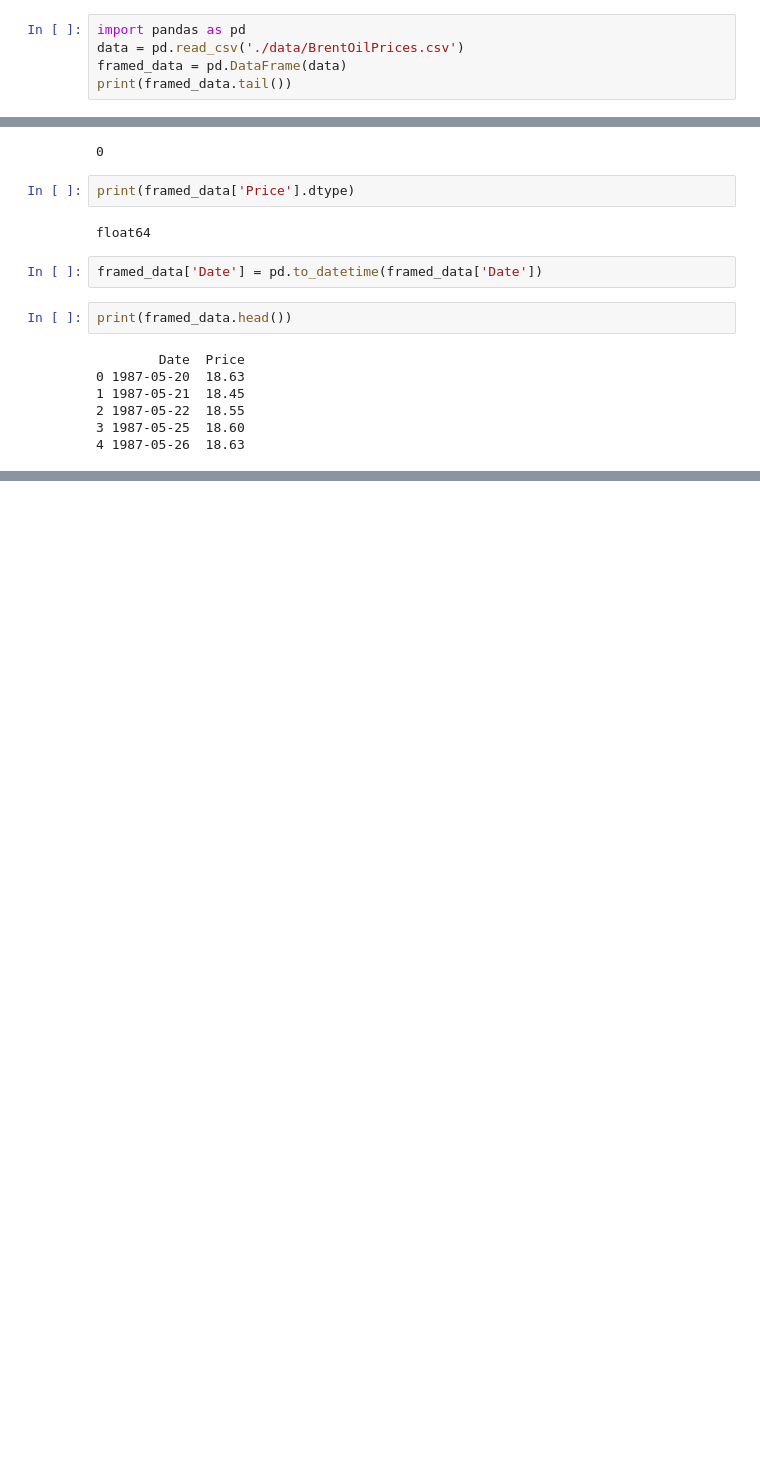
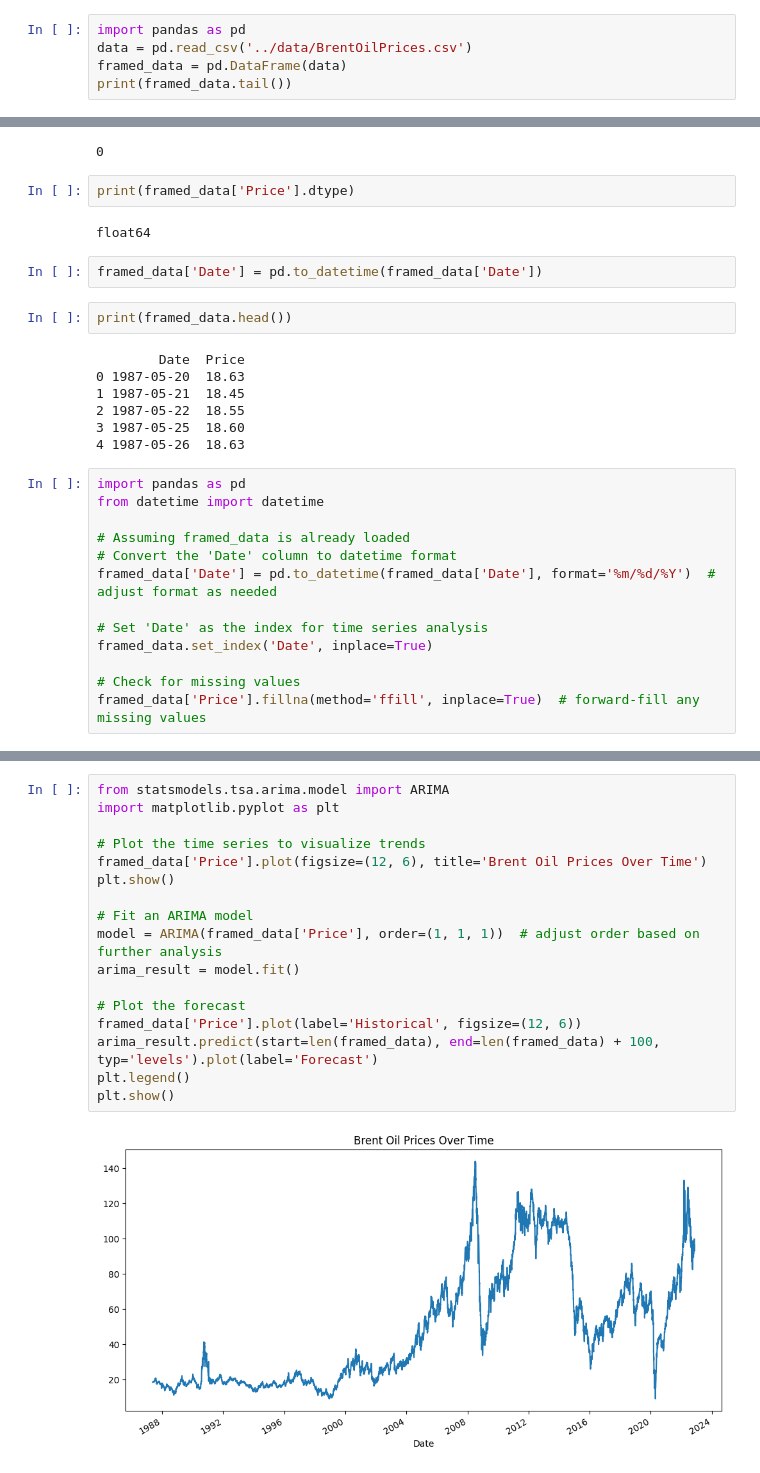
Before and after one commit to Gede-A/Change-point-and-statistical-model, a Jupyter notebook: notebooks/Untitled.ipynb, the cells around one changed output, grey strips where cells are left out. Drawn from its saved outputs; the diff is of its cells as text; blank space fills up the shorter version.

Commit message:
model training and evaluation

```diff
--- a/notebooks/Untitled.ipynb
+++ b/notebooks/Untitled.ipynb
@@ -1,6 +1,6 @@
 # %%
 import pandas as pd
-data = pd.read_csv('./data/BrentOilPrices.csv')
+data = pd.read_csv('../data/BrentOilPrices.csv')
 framed_data = pd.DataFrame(data)
 print(framed_data.tail())
 # %% [output]
@@ -35,3 +35,16 @@ print(framed_data.head())
 2 1987-05-22  18.55
 3 1987-05-25  18.60
 4 1987-05-26  18.63
+# %%
+import pandas as pd
+from datetime import datetime
+
+# Assuming framed_data is already loaded
+# Convert the 'Date' column to datetime format
+framed_data['Date'] = pd.to_datetime(framed_data['Date'], format='%m/%d/%Y')  # adjust format as needed
+
+# Set 'Date' as the index for time series analysis
+framed_data.set_index('Date', inplace=True)
+
+# Check for missing values
+framed_data['Price'].fillna(method='ffill', inplace=True)  # forward-fill any missing values
@@ -37,0 +58,19 @@ print(framed_data.head())
+# %%
+from statsmodels.tsa.arima.model import ARIMA
+import matplotlib.pyplot as plt
+
+# Plot the time series to visualize trends
+framed_data['Price'].plot(figsize=(12, 6), title='Brent Oil Prices Over Time')
+plt.show()
+
+# Fit an ARIMA model
+model = ARIMA(framed_data['Price'], order=(1, 1, 1))  # adjust order based on further analysis
+arima_result = model.fit()
+
+# Plot the forecast
+framed_data['Price'].plot(label='Historical', figsize=(12, 6))
+arima_result.predict(start=len(framed_data), end=len(framed_data) + 100, typ='levels').plot(label='Forecast')
+plt.legend()
+plt.show()
+# %% [output]
+[figure, added]
```
Also changed, not shown: parts of 20 cells of this notebook.
